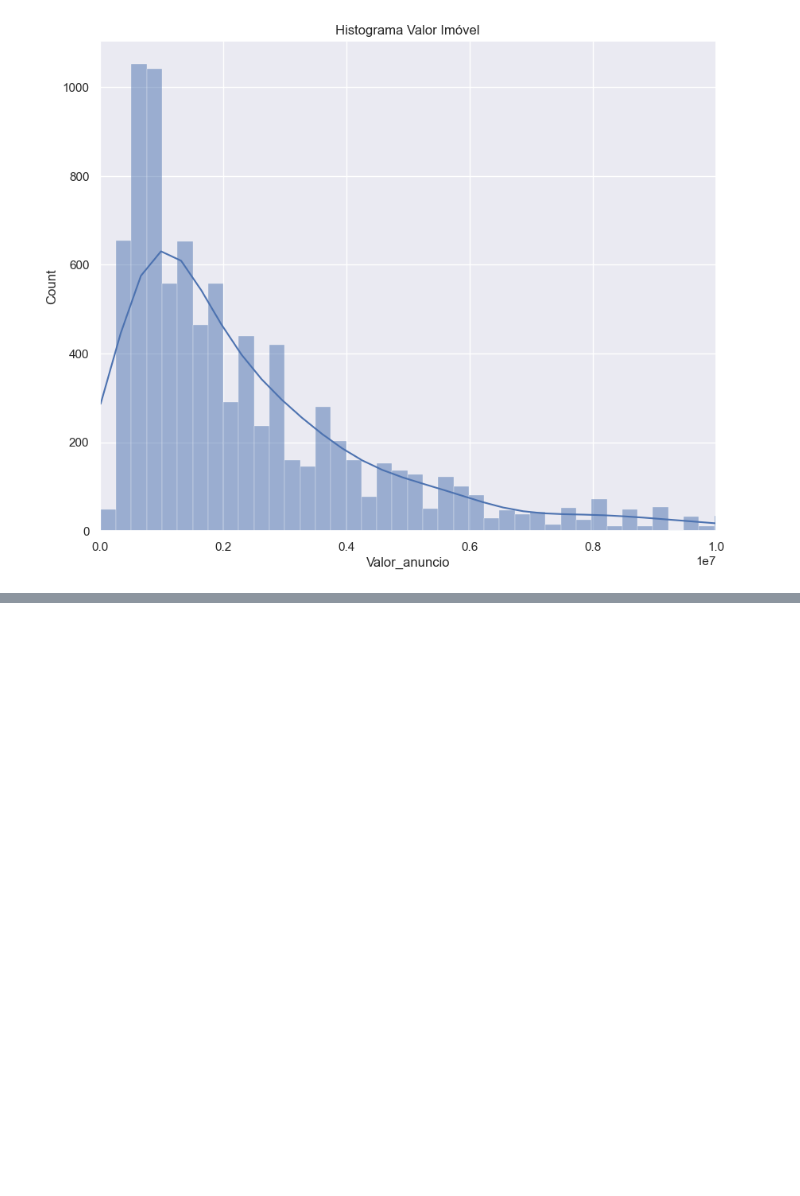
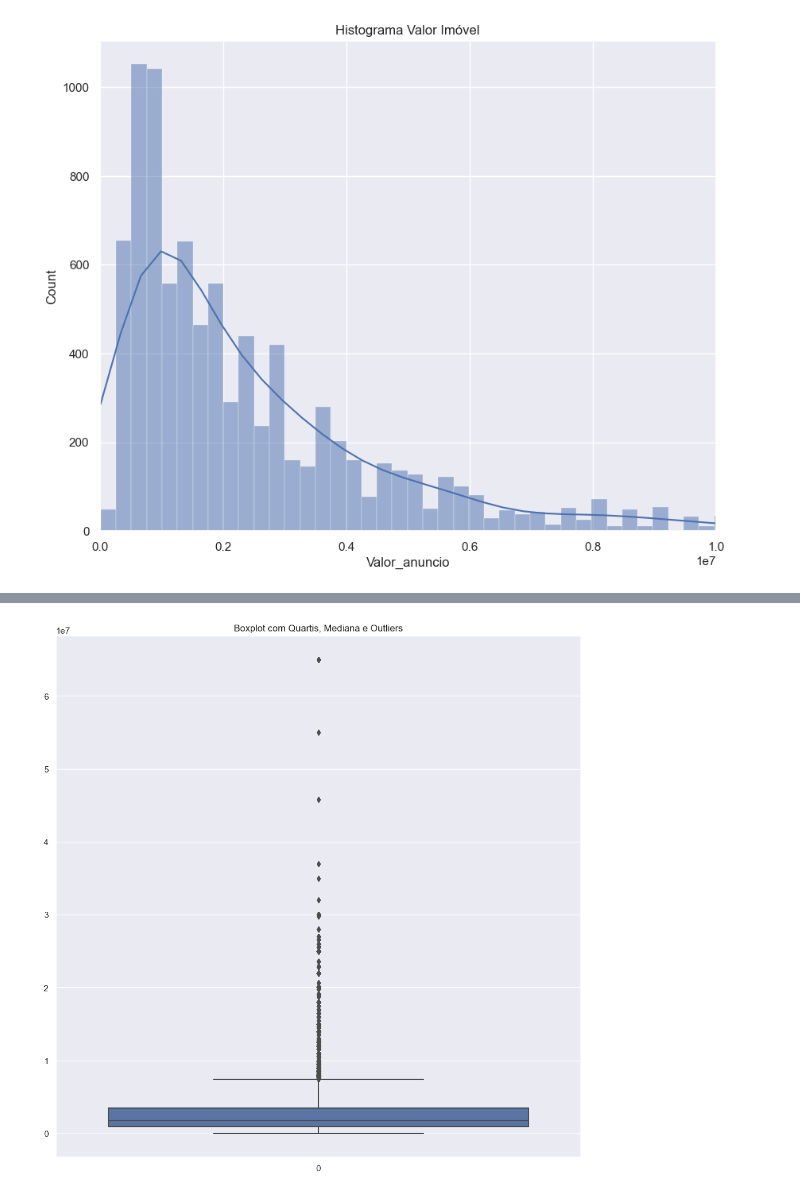
Before and after one commit to MatheusgMoreira/alura, a Jupyter notebook: Imersão Dados 4/imersao_dados_4.ipynb, the cells around one changed output, grey strips where cells are left out. Saved outputs shown, nothing was run; the diff lists cells and outputs as text; code cells hidden in the pictures; blank space fills up the shorter version.

```diff
--- a/Imersão Dados 4/imersao_dados_4.ipynb
+++ b/Imersão Dados 4/imersao_dados_4.ipynb
@@ -335,0 +505,7 @@ plt.show()
+# %%
+plt.figure(figsize=(12, 12))
+sns.boxplot(data=dados_vendas['Valor_anuncio'])
+plt.title("Boxplot com Quartis, Mediana e Outliers")
+plt.show()
+# %% [output]
+[figure, added]
```
Also changed, not shown: parts of 19 cells of this notebook.
